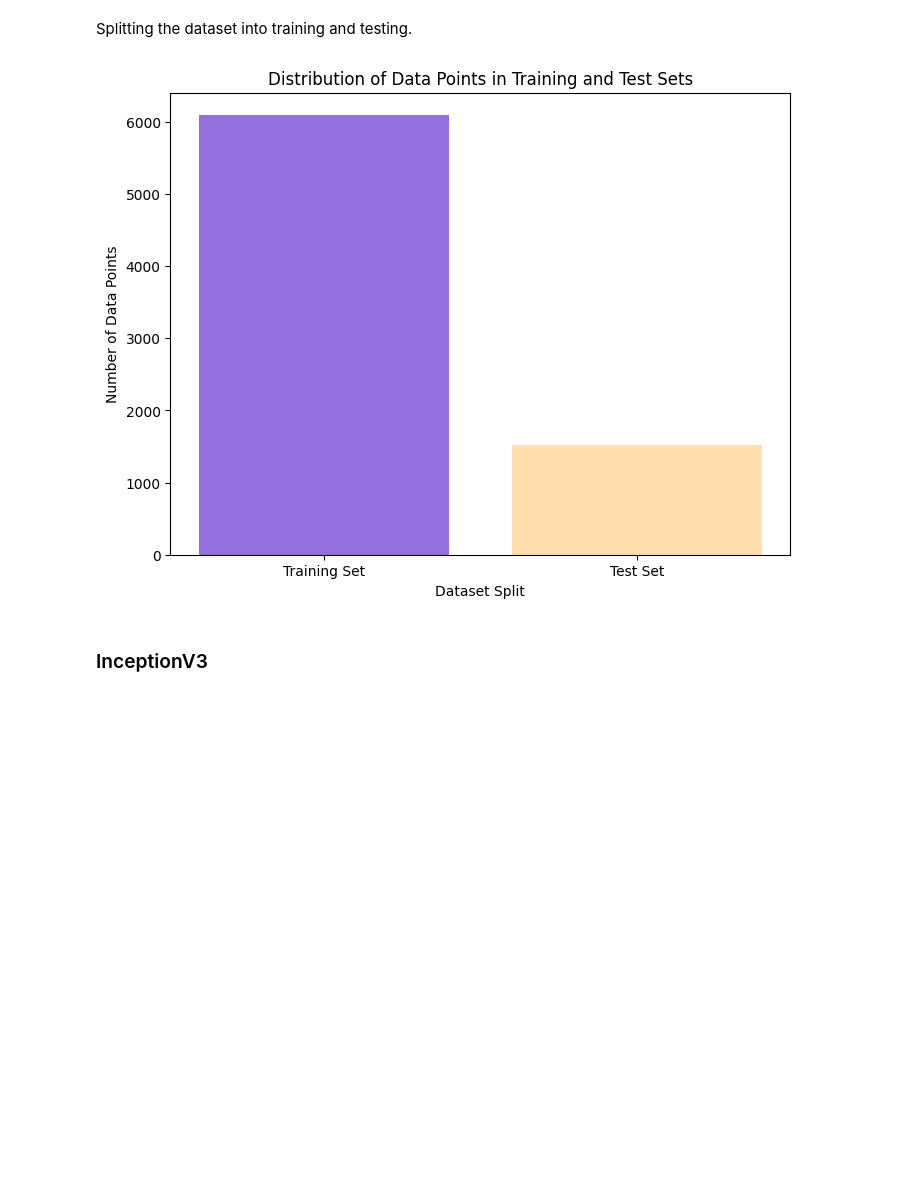
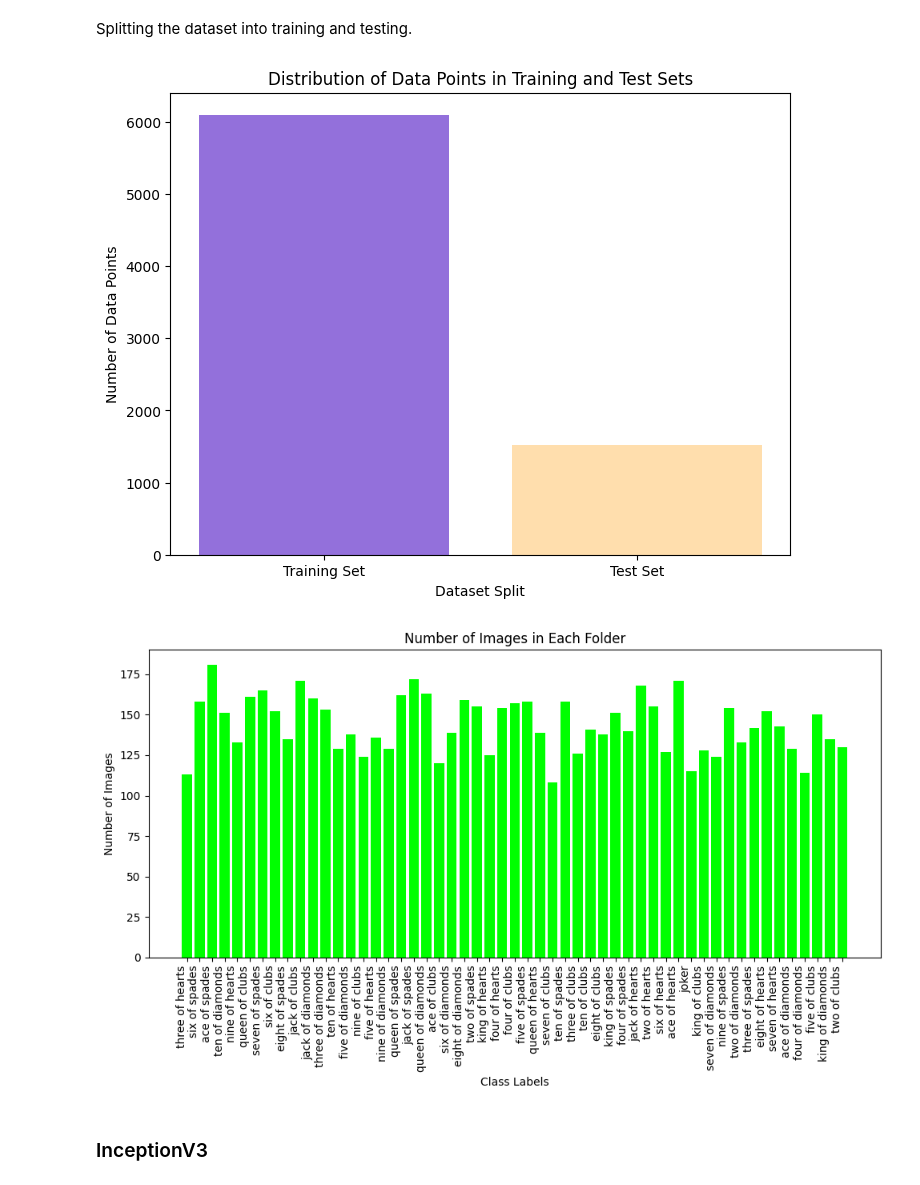
Before and after one commit to CraigPhayer/CS4287-CNN, a Jupyter notebook: CS4287-Assign2-21340633-21332967.ipynb, the cells around one changed output. Cells and saved outputs as stored; diff of their text form; code cells hidden in the pictures; blank space fills up the shorter version.

Commit message:
added plot hehe

```diff
--- a/CS4287-Assign2-21340633-21332967.ipynb
+++ b/CS4287-Assign2-21340633-21332967.ipynb
@@ -134,23 +135,51 @@ X_train, X_test, y_train, y_test = train_test_split(image_paths, labels, test_si
 # %%
 # Visualising our training and testing sets.
 
 # Number of data points.
 training_data_count = len(y_train)
 testing_data_count = len(y_test)
 
 # Define categories and their counts.
 data_categories = ['Training Set', 'Test Set']
 data_counts = [training_data_count, testing_data_count]
 
-# Print the barchart.
+# Plotting the barchart.
 plt.figure(figsize=(8, 6))
 plt.bar(data_categories, data_counts, color=['mediumpurple', 'navajowhite'])
 plt.xlabel('Dataset Split')
 plt.ylabel('Number of Data Points')
 plt.title('Distribution of Data Points in Training and Test Sets')
 plt.show()
+
+
+# Visualising how many images are in each card folder.
+
+# Using a dictionary to store class labels and their image counts.
+class_counts = Counter()
+
+# Looping through each class folder and counting the number 5of images.
+for class_folder in train_path.iterdir():
+    if class_folder.is_dir():
+        # Counting the number of images in this class folder
+        image_count = len(list(class_folder.glob("*.jpg")))
+        class_counts[class_folder.name] = image_count
+
+# Converting the counts to lists for plotting
+class_labels = list(class_counts.keys())
+image_counts = list(class_counts.values())
+
+# Plotting the bar chart
+plt.figure(figsize=(10, 6))
+plt.bar(class_labels, image_counts, color='lime')
+plt.xlabel('Class Labels')
+plt.ylabel('Number of Images')
+plt.title('Number of Images in Each Folder')
+plt.xticks(rotation=90, ha='right')
+plt.tight_layout()
+plt.show()
 # %% [output]
 [figure]
+[figure, added]
 # %% [markdown]
 ### InceptionV3
 # %%
```
Also changed, not shown: parts of 6 cells of this notebook.
